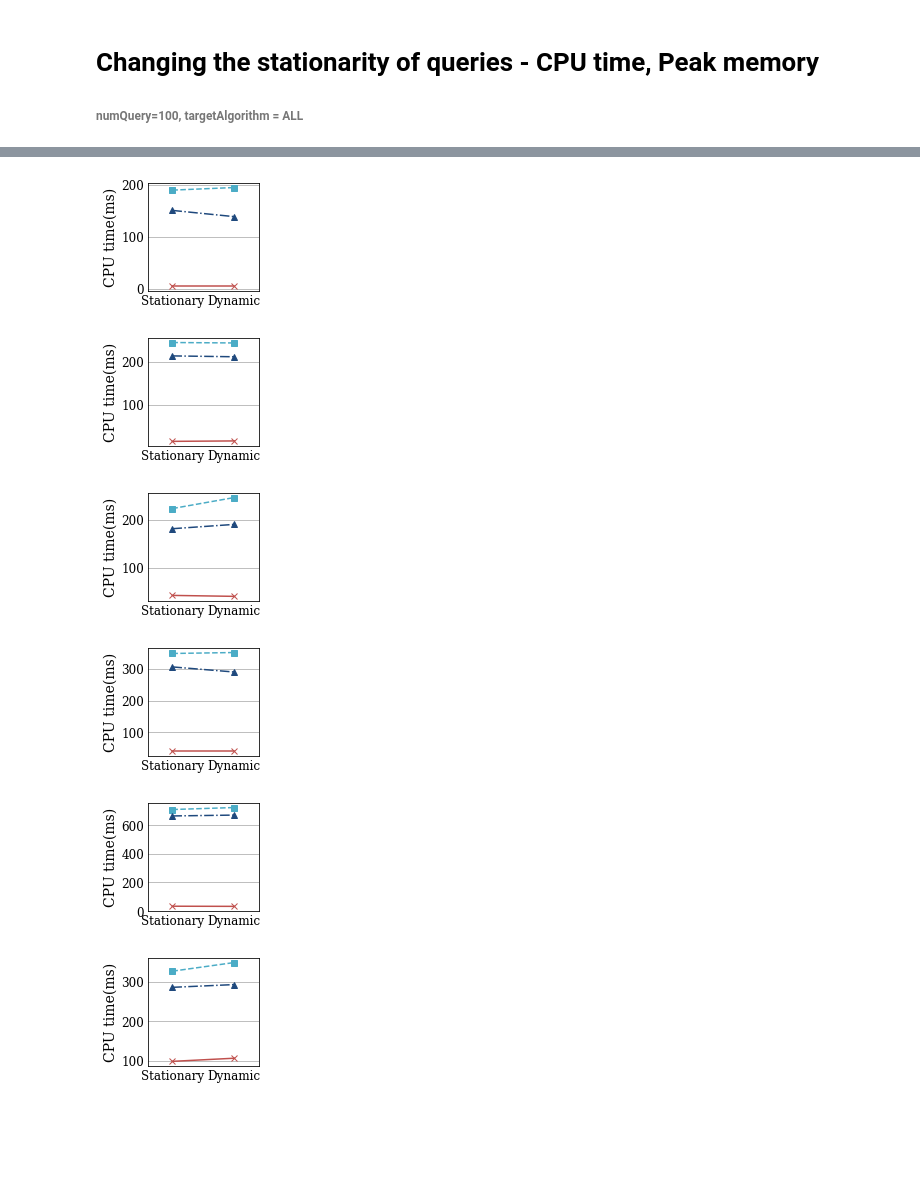
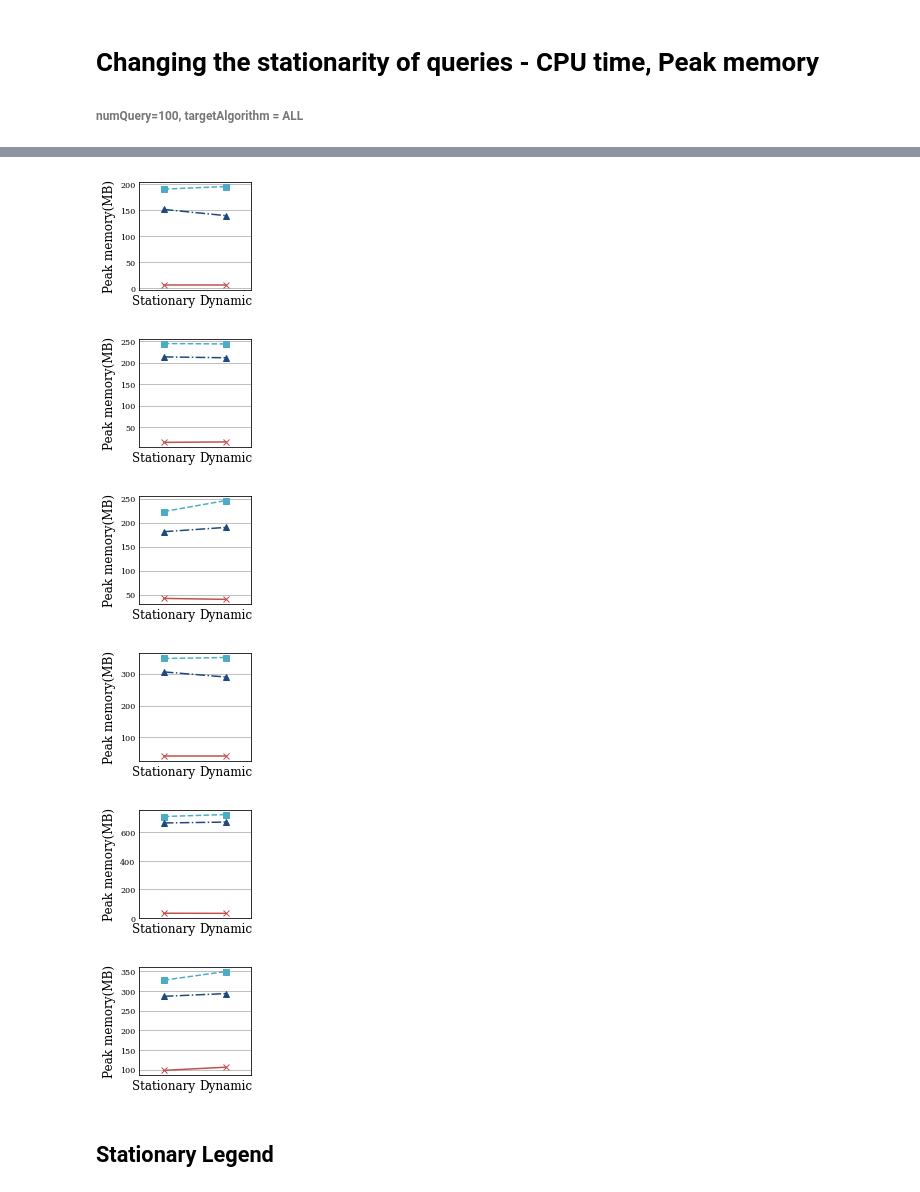
Before and after one commit to YoojuShin/SIGMOD2021LogScript, a Jupyter notebook: figure_script.ipynb, the cells around one changed output, grey strips where cells are left out. Drawn from its saved outputs; the diff is of its cells as text; code cells hidden in the pictures; blank space fills up the shorter version.

Commit message:
legend adding

```diff
--- a/figure_script.ipynb
+++ b/figure_script.ipynb
@@ -48,7 +48,7 @@ algo_linewidth = {'NAIVE': basic_linewidth/2,
 
 # Overall Bar Plot Parameters
 barWidth = 0.75
-FONTSIZE_TICK=12
+FONTSIZE_TICK=10
 FONTSIZE_XLABEL=18
 FONTSIZE_YLABEL=14
 intra_bar_space = 1.2
@@ -59,23 +59,26 @@ target_alg_overall = ['SOP','pMCSKY','OURS']
 # Line Plot parameters
 figsize_vp = (5,2)
 target_alg_vp = ['SOP','pMCSKY','OURS']
-FONTSIZE_TICK_vp=12
+FONTSIZE_TICK_vp=10
 FONTSIZE_XLABEL_vp=12
 FONTSIZE_YLABEL_vp=14
 
 # stationarity Plot parameters
 figsize_stationarity = (2,2)
 target_alg_stationarity = ['SOP','pMCSKY','OURS']
-FONTSIZE_TICK_stationarity=12
+FONTSIZE_TICK_stationarity=8
 FONTSIZE_XLABEL_stationarity=12
-FONTSIZE_YLABEL_stationarity=14
+FONTSIZE_YLABEL_stationarity=12
 
 # Unified
-figsize_unified = (10,2)
+barWidth_unified = 0.375
+figsize_unified = (5,1)
 target_alg_unified = ['NAIVE','SOP','pMCSKY','OURS-Q','OURS-D','OURS']
-FONTSIZE_TICK_unified=12
+FONTSIZE_TICK_unified=8
 FONTSIZE_XLABEL_unified=12
-FONTSIZE_YLABEL_unified=14
+FONTSIZE_YLABEL_unified=10
+intra_bar_space_unified = 1.3
+inter_bar_space_unified = 2.1
 # %%
 def preprocessing(pathList):
     headerf = open(pathList[0]+".txt")
@@ -406,38 +409,40 @@ for dataname in dataset:
 for dataname in dataset:
     graphdf_nochange = df.loc[(df["Dataset"]==dataname) & (df['ChgQRatio']==0) & \
         (df["Queryset"].str.contains(r"\_Q100$"))].pivot(index="ChgQRatio",columns="Method",values="PeakMem")
     graphdf_change = df.loc[(df["Dataset"]==dataname) & (df['ChgQRatio']>0) & \
             (df["Queryset"].str.contains(r"\_Q100$"))].pivot(index="ChgQRatio",columns="Method",values="PeakMem")
     graphdf = pd.concat([graphdf_nochange,graphdf_change])
     graphdf.index=["Stationary",'Dynamic']
     graphdf = graphdf[target_alg_stationarity]
     fig = plt.figure(figsize=figsize_stationarity)
     ax = fig.add_subplot(1,1,1)
     for i, algname in enumerate(target_alg_stationarity):
         ax.plot(graphdf[algname], linestyle=algo_line[algname], marker=algo_marker[algname], color=algo_color[algname])
     ax.grid(b=True,which="major",axis='y',zorder=0)
     ax.set_xlabel("")
-    ax.set_ylabel('CPU time(ms)', fontsize=FONTSIZE_YLABEL_stationarity)
+    ax.set_ylabel('Peak memory(MB)', fontsize=FONTSIZE_YLABEL_stationarity)
     ax.set_xlim([-0.4,1.4])
     # ax.set_ylim([1,1024])
     # plt.yticks([1,32,1024])
     # ax.set_yticklabels(['1','32','1024'])
     # xpositions=np.array(xpositions)
     # plt.xticks(np.mean(xpositions,axis=0),["Stationary",'Dynamic'])
 
     # TODO: Put pattern in the bar graph
     # remove ticks
     ax.tick_params(axis='both', which ='both', length = 0)
     ax.tick_params(axis='x', labelsize=FONTSIZE_XLABEL_stationarity)
     ax.tick_params(axis='y', labelsize=FONTSIZE_TICK_stationarity)
     # rotate ticks
     ax.tick_params(axis ='x', rotation = 0)
 
-    plt.savefig('Stationarity_'+dataname+'PeakMem.pdf', bbox_inches='tight', format='pdf')
+    plt.savefig('Stationarity_'+dataname+'_PeakMem.pdf', bbox_inches='tight', format='pdf')
 # %% [output]
-[figure, old version]
+[figure, new version]
-[figure, old version]
+[figure, new version]
-[figure, old version]
+[figure, new version]
-[figure, old version]
+[figure, new version]
-[figure, old version]
+[figure, new version]
-[figure, old version]
+[figure, new version]
+# %% [markdown]
+## Stationary Legend
```
Also changed, not shown: parts of 15 cells of this notebook.
